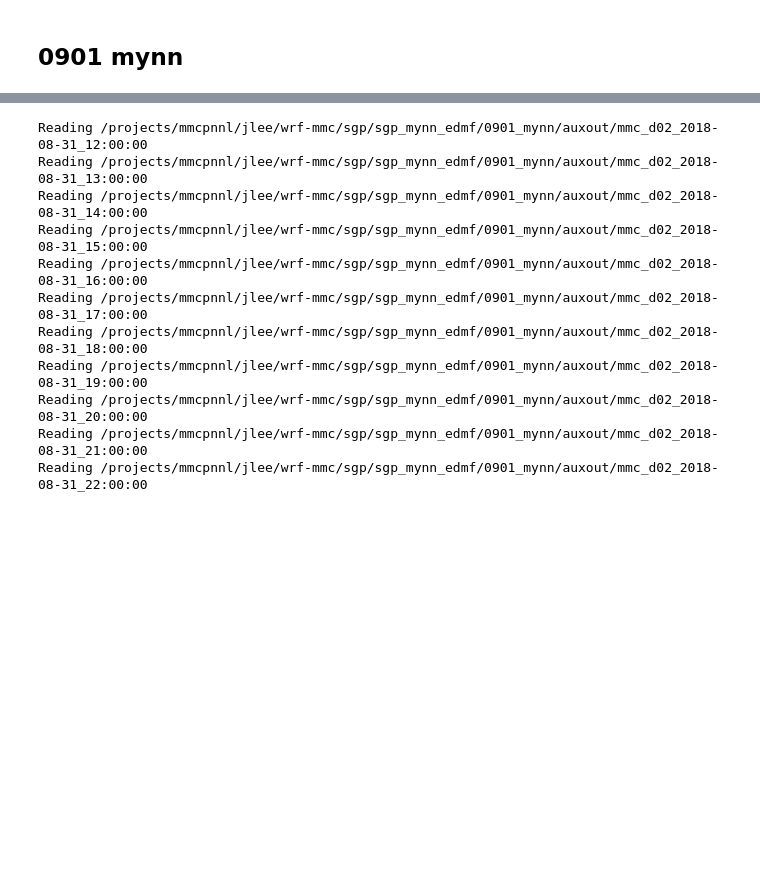
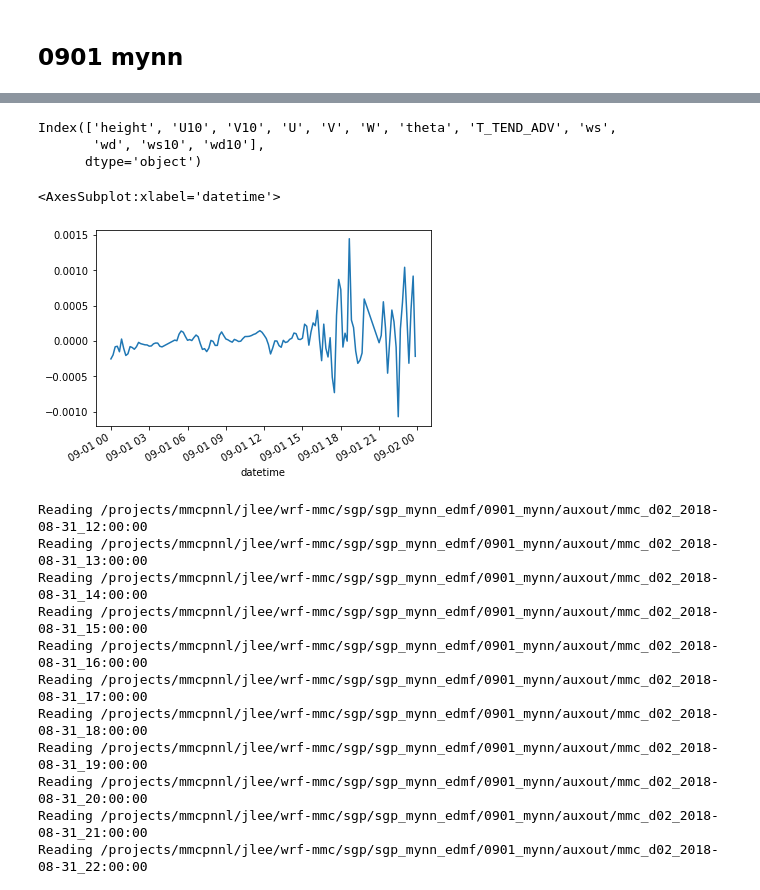
Before and after one commit to joejoeyjoseph/mmc-pnnl-j3, a Jupyter notebook: sgp/eagle/02_read_auxtend.ipynb, the cells around one changed output, grey strips where cells are left out. Cells and saved outputs as stored; diff of their text form; code cells hidden in the pictures; blank space fills up the shorter version.

Commit message:
read in new auxout files

```diff
--- a/sgp/eagle/02_read_auxtend.ipynb
+++ b/sgp/eagle/02_read_auxtend.ipynb
@@ -39,7 +39,7 @@ def convert_xa_to_df(xa, target_date):
 
     df = xa.to_dataframe().loc[:,['U10', 'V10', 'U',
                                   'V', 'W', 'theta',
-                                  'T_TEND_ADV']].reset_index()
+                                  'T_TEND_ADV', 'MUT']].reset_index()
     df.rename(index=str, columns={"Time": "datetime"},inplace=True)
     df.set_index('datetime',inplace=True)
 
@@ -48,6 +48,19 @@ def convert_xa_to_df(xa, target_date):
     df['ws'], df['wd'] = calc_wind(df, 'U', 'V')
     df['ws10'], df['wd10'] = calc_wind(df, 'U10', 'V10')
 
+    df['t_adv'] = df['T_TEND_ADV'] / df['MUT']
+
     return df
 # %% [markdown]
 ## 0901 mynn
+# %%
+dpath = '/home/jlee/mmcpnnl/jlee/wrf-mmc/sgp/sgp_mynn_edmf/analysis/0901m/auxout'
+# %%
+%%time
+# leads to error at restart times...
+xa = read_dir(dpath, file_filter=file_filter,
+              reader=extract_column_from_wrfdata,
+              verbose=True,
+              coords=(site_latitude,site_longitude),
+              spatial_filter=spatial_filter, L_filter=L_filter
+             )
@@ -54,3 +112,16 @@ def convert_xa_to_df(xa, target_date):
+# %%
+df.columns
+# %% [output]
+Index(['height', 'U10', 'V10', 'U', 'V', 'W', 'theta', 'T_TEND_ADV', 'ws',
+       'wd', 'ws10', 'wd10'],
+      dtype='object')
+# %%
+df = convert_xa_to_df(xa, target_date)
+
+df.loc[df['height'] == 80]['t_adv'].plot()
+# %% [output]
+<AxesSubplot:xlabel='datetime'>
+[figure, added]
 # %%
 dpath = '/projects/mmcpnnl/jlee/wrf-mmc/sgp/sgp_mynn_edmf/0901_mynn/auxout/'
 # %%
```
Also changed, not shown: parts of 5 cells of this notebook.
